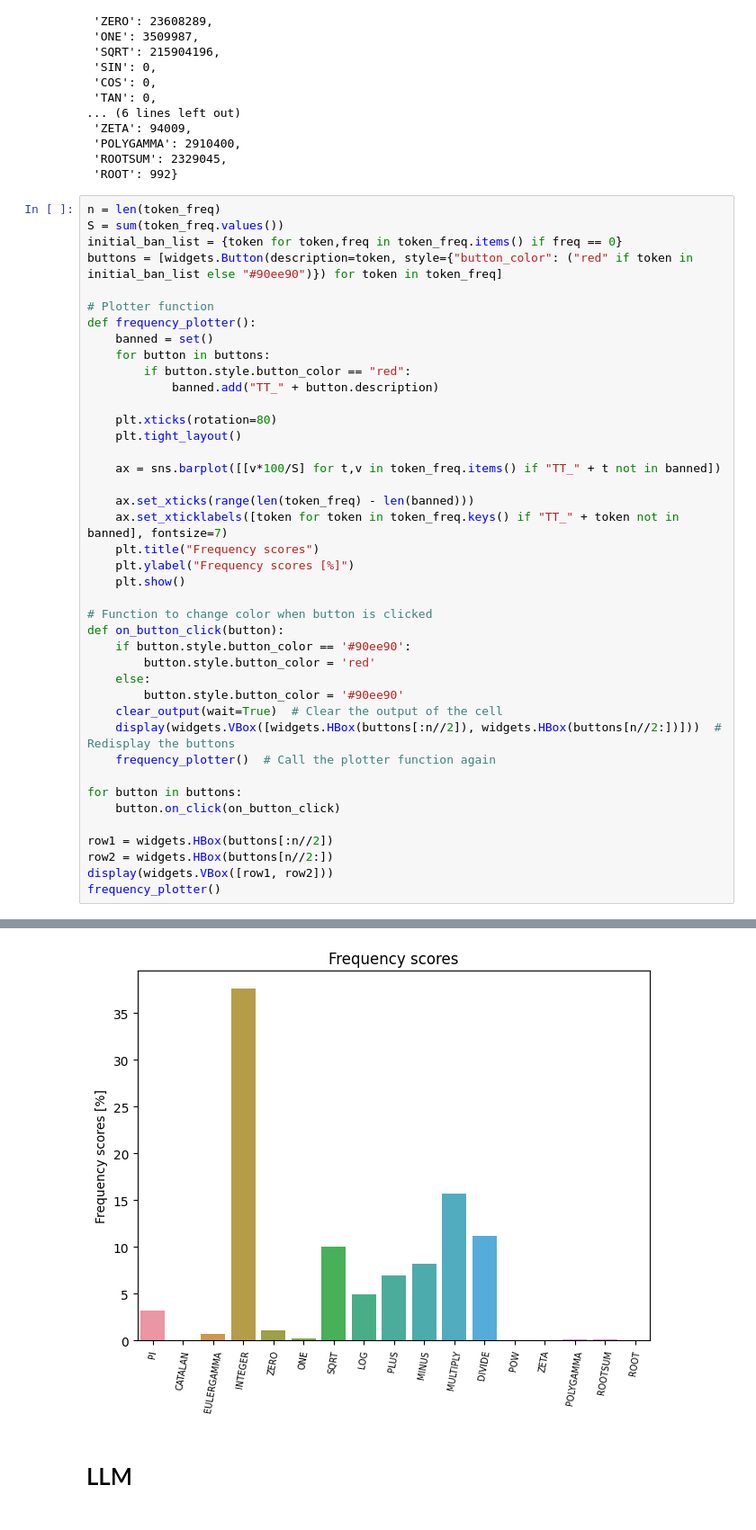
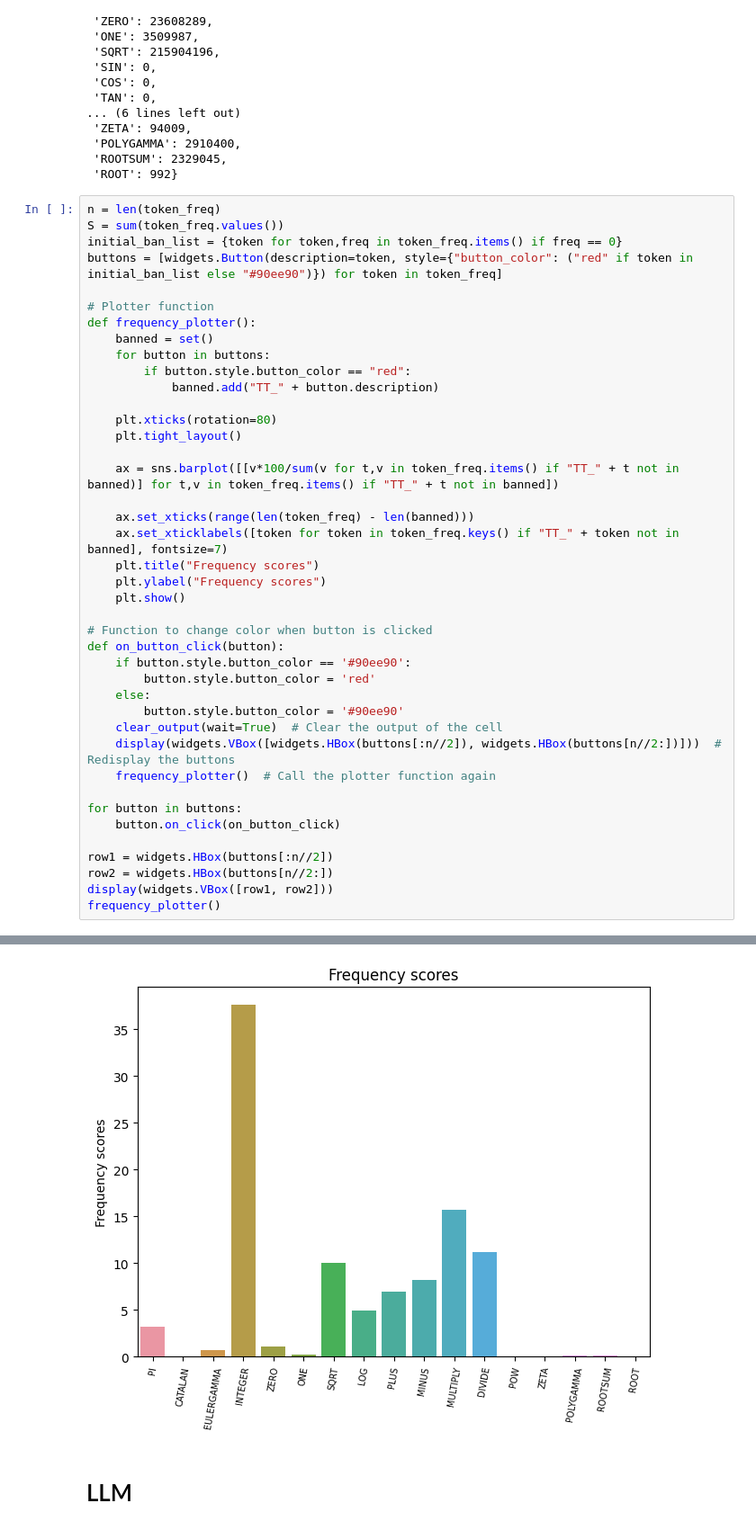
Before and after one commit to ElMiho/fagprojekt-01666, a Jupyter notebook: code/Project visualized.ipynb, the cells around one changed output, grey strips where cells are left out. Shown at 90% size. Saved outputs shown, nothing was run; the diff lists cells and outputs as text.

```diff
--- a/code/Project visualized.ipynb
+++ b/code/Project visualized.ipynb
@@ -180,36 +200,36 @@ def frequency_plotter():
             banned.add("TT_" + button.description)
 
     plt.xticks(rotation=80)
     plt.tight_layout()
 
-    ax = sns.barplot([[v*100/S] for t,v in token_freq.items() if "TT_" + t not in banned])
+    ax = sns.barplot([[v*100/sum(v for t,v in token_freq.items() if "TT_" + t not in banned)] for t,v in token_freq.items() if "TT_" + t not in banned])
 
     ax.set_xticks(range(len(token_freq) - len(banned)))
     ax.set_xticklabels([token for token in token_freq.keys() if "TT_" + token not in banned], fontsize=7)
     plt.title("Frequency scores")
-    plt.ylabel("Frequency scores [%]")
+    plt.ylabel("Frequency scores")
     plt.show()
 
 # Function to change color when button is clicked
 def on_button_click(button):
     if button.style.button_color == '#90ee90':
         button.style.button_color = 'red'
     else:
         button.style.button_color = '#90ee90'
     clear_output(wait=True)  # Clear the output of the cell
     display(widgets.VBox([widgets.HBox(buttons[:n//2]), widgets.HBox(buttons[n//2:])]))  # Redisplay the buttons
     frequency_plotter()  # Call the plotter function again
 
 for button in buttons:
     button.on_click(on_button_click)
 
 row1 = widgets.HBox(buttons[:n//2])
 row2 = widgets.HBox(buttons[n//2:])
 display(widgets.VBox([row1, row2]))
 frequency_plotter()
 # %% [output]
 VBox(children=(HBox(children=(Button(description='PI', style=ButtonStyle(button_color='#90ee90')), Button(desc…
-[figure, old version]
+[figure, new version]
 # %% [markdown]
 # LLM
 # %%
```
Also changed, not shown: parts of 17 cells of this notebook, 3 other files.
